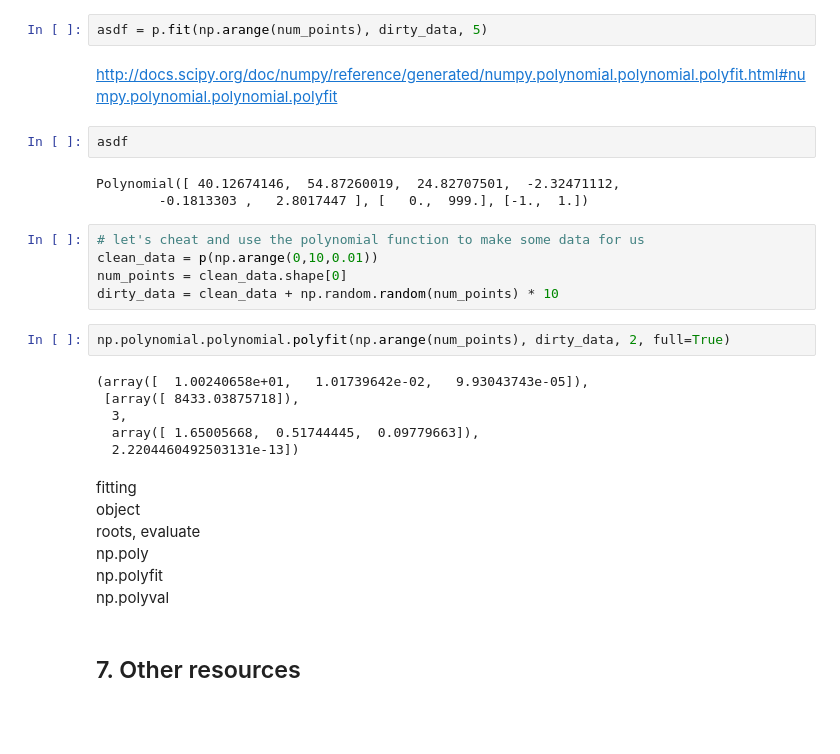
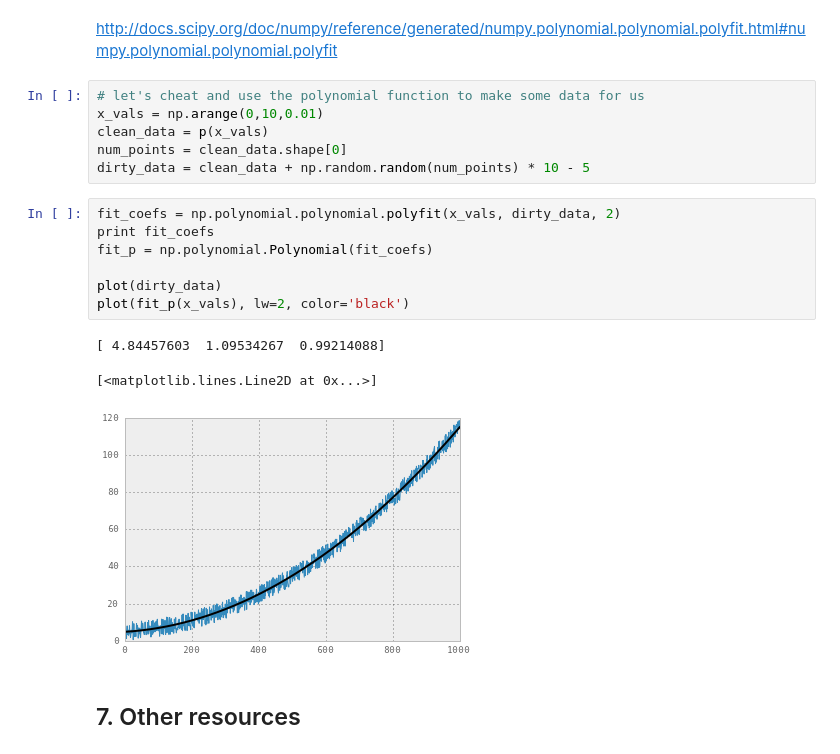
Before and after one commit to andrewgiessel/pydata_bos_2013_intro_to_numpy, a Jupyter notebook: Introduction To NumPy.ipynb, the cells around one changed output. Cells and saved outputs as stored; diff of their text form; blank space fills up the shorter version.

Commit message:
polynomial working

```diff
--- a/Introduction To NumPy.ipynb
+++ b/Introduction To NumPy.ipynb
@@ -842,34 +842,23 @@ plot(p(np.arange(0,10,0.0001)))
 # %% [markdown]
 Once we define a polynomial, we can use it to fit data
-# %%
-asdf = p.fit(np.arange(num_points), dirty_data, 5)
 # %% [markdown]
 http://docs.scipy.org/doc/numpy/reference/generated/numpy.polynomial.polynomial.polyfit.html#numpy.polynomial.polynomial.polyfit
-# %%
-asdf
-# %% [output]
-Polynomial([ 40.12674146,  54.87260019,  24.82707501,  -2.32471112,
-        -0.1813303 ,   2.8017447 ], [   0.,  999.], [-1.,  1.])
 # %%
 # let's cheat and use the polynomial function to make some data for us
-clean_data = p(np.arange(0,10,0.01))
+x_vals = np.arange(0,10,0.01)
+clean_data = p(x_vals)
 num_points = clean_data.shape[0]
-dirty_data = clean_data + np.random.random(num_points) * 10
+dirty_data = clean_data + np.random.random(num_points) * 10 - 5
-# %%
-np.polynomial.polynomial.polyfit(np.arange(num_points), dirty_data, 2, full=True)
-# %% [output]
-(array([  1.00240658e+01,   1.01739642e-02,   9.93043743e-05]),
- [array([ 8433.03875718]),
-  3,
-  array([ 1.65005668,  0.51744445,  0.09779663]),
-  2.2204460492503131e-13])
-# %% [markdown]
-
-fitting
-object
-  roots, evaluate
-  np.poly
-  np.polyfit
-  np.polyval
+# %%
+fit_coefs = np.polynomial.polynomial.polyfit(x_vals, dirty_data, 2)
+print fit_coefs
+fit_p = np.polynomial.Polynomial(fit_coefs)
+
+plot(dirty_data)
+plot(fit_p(x_vals), lw=2, color='black')
+# %% [output]
+[ 4.84457603  1.09534267  0.99214088]
+[<matplotlib.lines.Line2D at 0x...>]
+[figure, added]
 # %% [markdown]
 ## 7. Other resources
```
Also changed, not shown: parts of 1 cell of this notebook.
